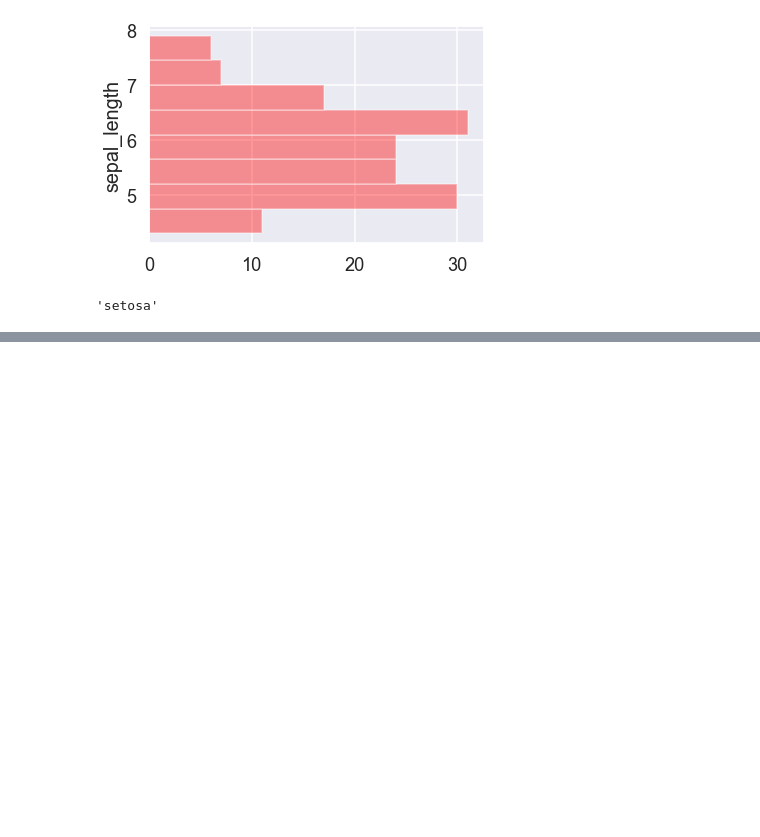
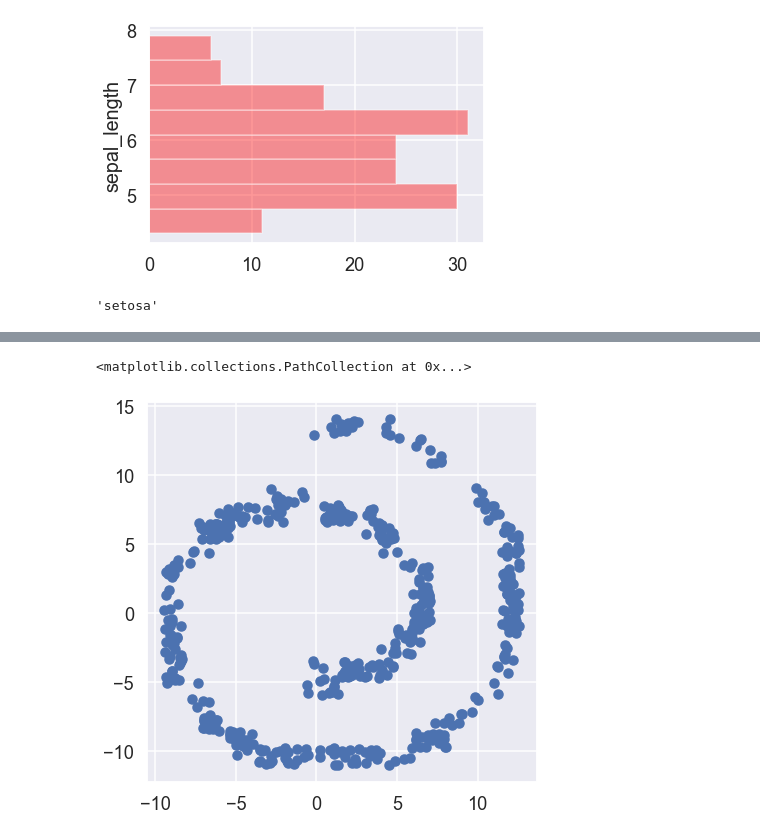
Before and after one commit to SuminBae97/Visualization, a Jupyter notebook: Iris_data_visualization.ipynb, the cells around one changed output, grey strips where cells are left out. Saved outputs shown, nothing was run; the diff lists cells and outputs as text; code cells hidden in the pictures; blank space fills up the shorter version.

```diff
--- a/Iris_data_visualization.ipynb
+++ b/Iris_data_visualization.ipynb
@@ -133,0 +159,11 @@ plt.legend()
+# %%
+g4 =  GibbsSampling(500,X,[20,30,20])
+
+
+sample= g4.data_sampling()
+# %%
+plt.figure(figsize=(7,7))
+plt.scatter(sample[:,0:1],sample[:,2:3])
+# %% [output]
+<matplotlib.collections.PathCollection at 0x...>
+[figure, added]
```
Also changed, not shown: parts of 10 cells of this notebook.
